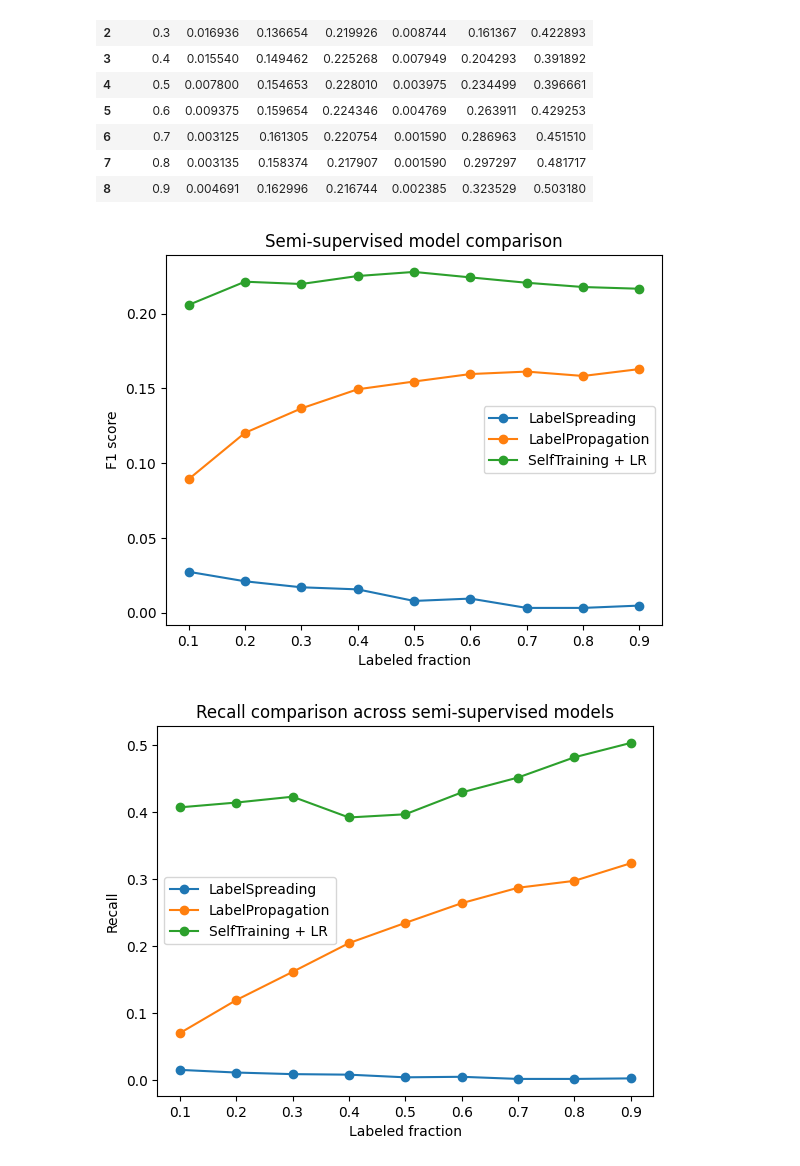
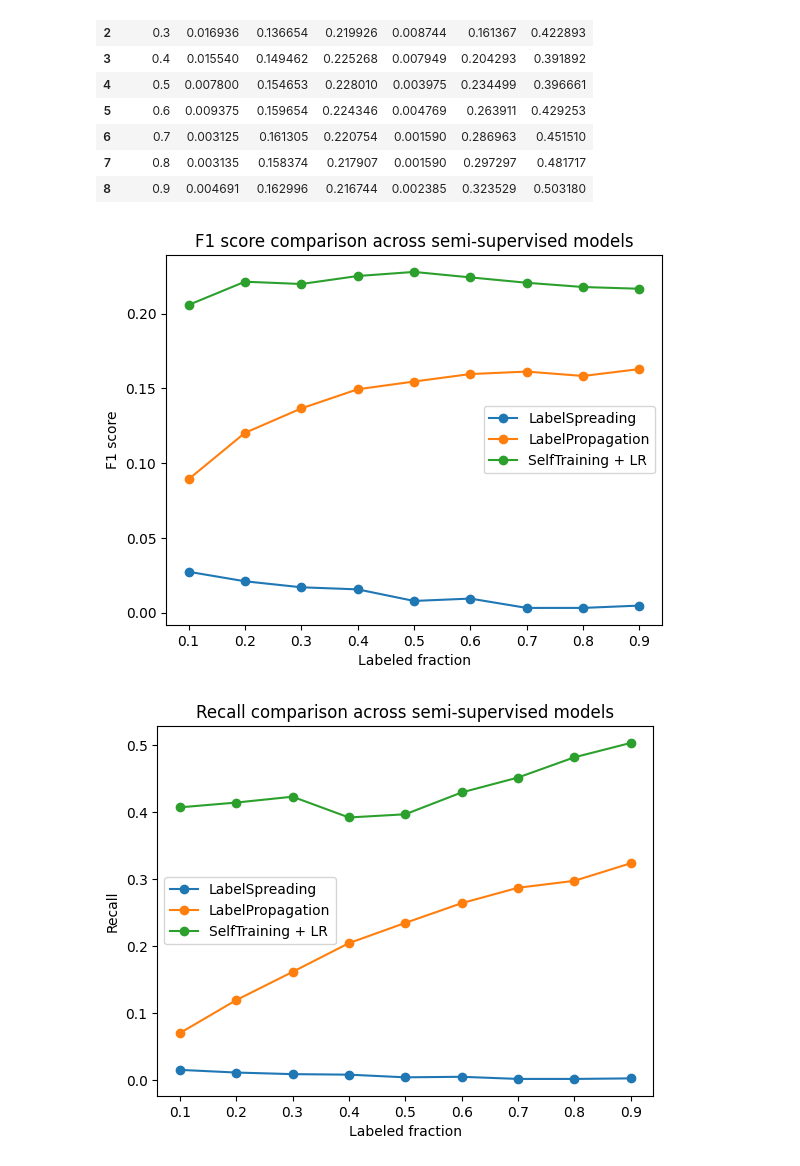
Before and after one commit to samirakhalil1993/readmission-hospital-analysis, a Jupyter notebook: notebooks/04_semi_supervised_modeling.ipynb, the cells around one changed output. Cells and saved outputs as stored; diff of their text form; code cells hidden in the pictures.

```diff
--- a/notebooks/04_semi_supervised_modeling.ipynb
+++ b/notebooks/04_semi_supervised_modeling.ipynb
@@ -366,17 +363,17 @@ comparison_df
 # %%
 import matplotlib.pyplot as plt
 
 plt.plot(comparison_df["fraction"], comparison_df["LS_f1"], marker="o", label="LabelSpreading")
 plt.plot(comparison_df["fraction"], comparison_df["LP_f1"], marker="o", label="LabelPropagation")
 plt.plot(comparison_df["fraction"], comparison_df["ST_f1"], marker="o", label="SelfTraining + LR")
 
 plt.xlabel("Labeled fraction")
 plt.ylabel("F1 score")
-plt.title("Semi-supervised model comparison")
+plt.title("F1 score comparison across semi-supervised models")
 plt.legend()
 plt.show()
 # %% [output]
-[figure, old version]
+[figure, new version]
 # %%
 plt.plot(comparison_df["fraction"], comparison_df["LS_recall"], marker="o", label="LabelSpreading")
 plt.plot(comparison_df["fraction"], comparison_df["LP_recall"], marker="o", label="LabelPropagation")
```
Also changed, not shown: parts of 10 cells of this notebook, 10 other files.
